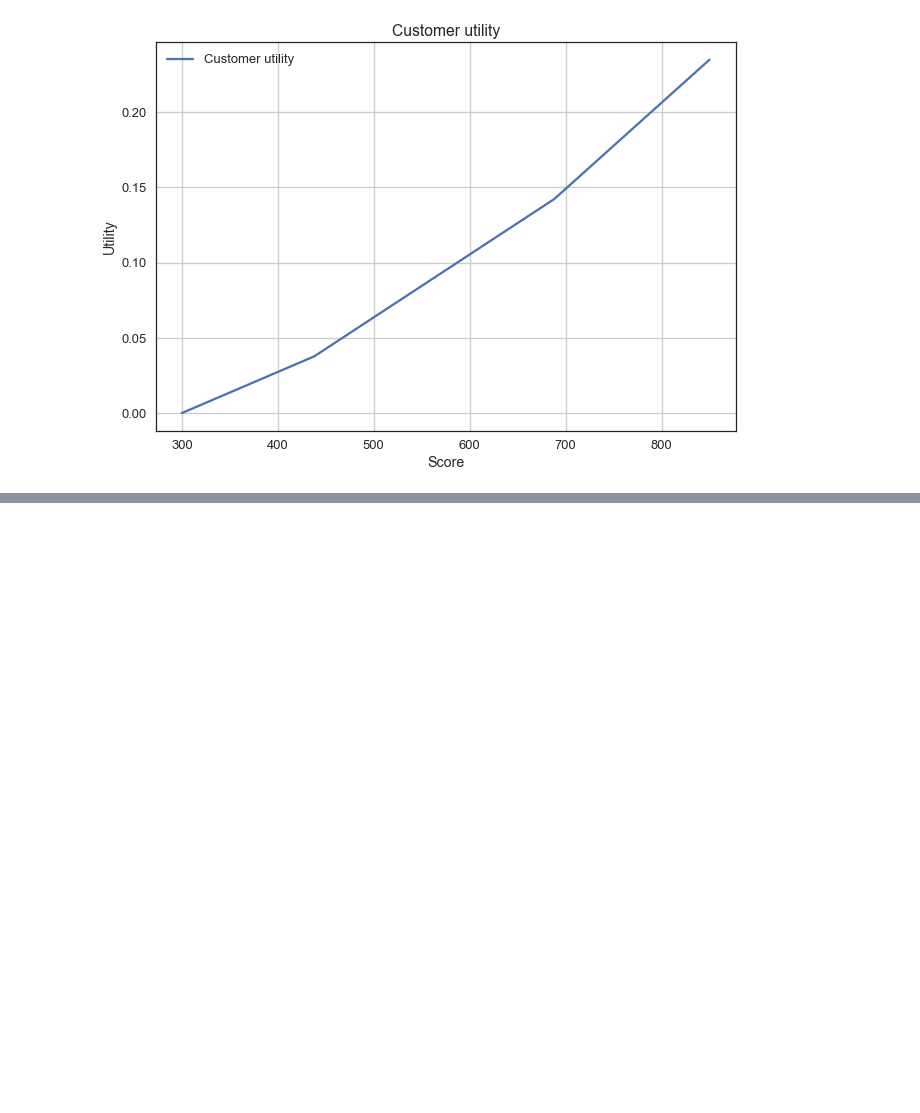
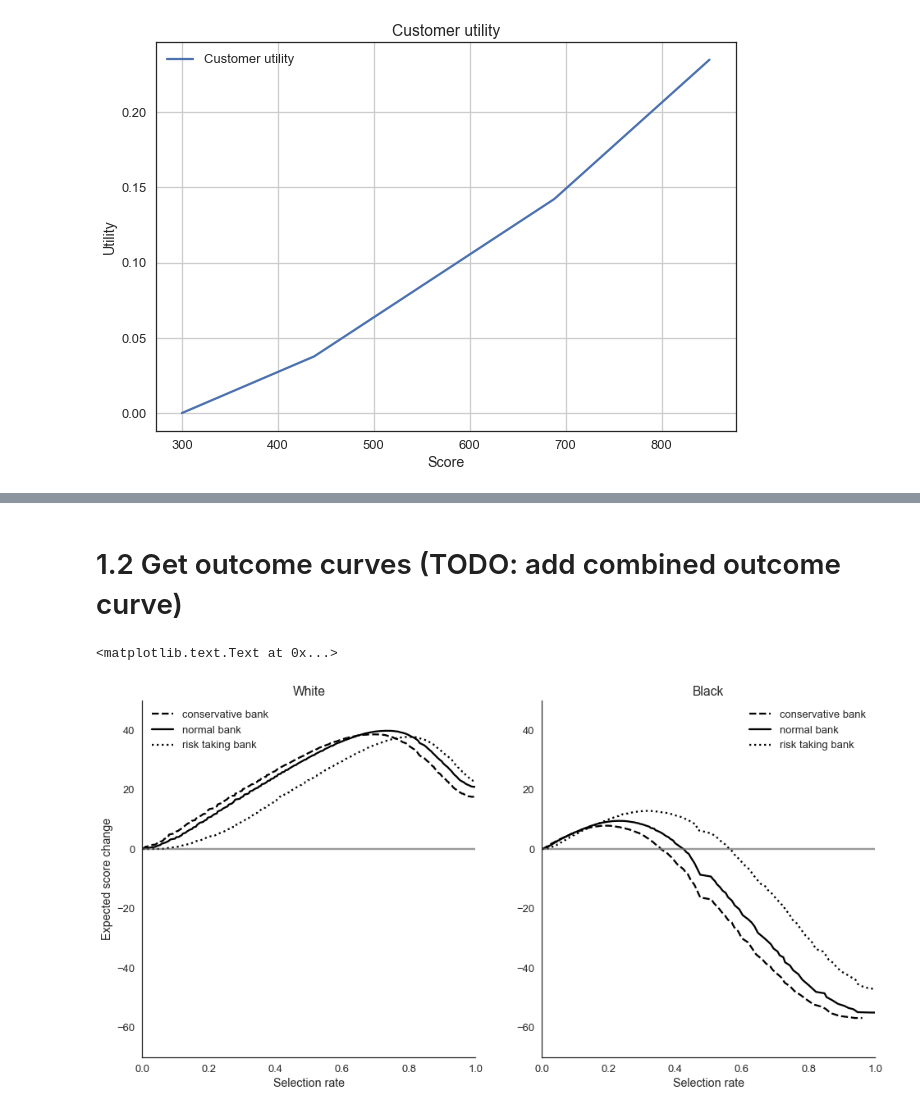
Before and after one commit to APMSSSR/Master_thesis, a Jupyter notebook: notebooks/Model1.ipynb, the cells around one changed output, grey strips where cells are left out. Saved outputs shown, nothing was run; the diff lists cells and outputs as text; code cells hidden in the pictures; blank space fills up the shorter version.

Commit message:
refactoring done, plotting all importatnt informations

```diff
--- a/notebooks/Model1.ipynb
+++ b/notebooks/Model1.ipynb
@@ -38,8 +36,9 @@ Populating the interactive namespace from numpy and matplotlib
 debug = False
 
 #general market setting
-N_banks = 3
 bank_names = ["conservative", "normal", "risk taking"]
+bank_line_style = ['--', '-',':']
+N_banks = len(bank_names)
 
 #score distribution shift
 score_shifts = [-20, 0, 40]
@@ -59,6 +58,7 @@ utility_default_2 = -10
 
 # considering several utility ratios to understand sensitivity of qualitative results
 util_repay = [[utility_default_1,utility_repaid_1], [utility_default_2,utility_repaid_2]]
+util_repay_selecter = 0
 
 score_change_repay = 75
 score_change_default = -150
@@ -66,8 +66,12 @@ score_change_default = -150
 impact = [score_change_default,score_change_repay]
 
 #policy colors, MU, DP, EO
-policy_color = ['green', 'blue', 'red']
+policy_names = ["Max. utility", "Dem. parity", "Equal opportunity" ]
+policy_colors = ['green', 'blue', 'red']
+N_policy = len(policy_names)
 
 #cdf groups
 group_names = ["White","Black"]
+group_colors = ['grey', 'black']
+N_groups = len(group_names)
 # %% [markdown]
@@ -123,6 +133,9 @@ customer_scores = sf.get_customers(ref_customers, customer_totals, score_shifts,
 
 #customer_cdfs.shape = XxYxZ, X=Groups, Y=Banks, Z= CDF for score range
 customer_cdfs = sf.get_customer_cdfs(customer_scores, scores_list)
+
+#customer_pis.shape = XxYxZ, X=Groups, Y=Banks, Z= distribution value for every score range
+customer_pis = sf.get_customer_pis(customer_cdfs)
 
 fig, ax = plt.subplots(1,2,figsize=(16,8));
 ax[0].plot(scores_list,customer_cdfs[0][0],'--',color="grey", label='white (conservative bank)')
@@ -261,0 +221,38 @@ NameError: name 'cdf_B1' is not defined
+# %% [markdown]
+# 1.2 Get outcome curves (TODO: add combined outcome curve)
+# %%
+# to get loan repay probabilities for a given score
+loan_repaid_probs = [lambda i: repays[group_names[0]][scores[scores.get_loc(i,method='nearest')]],
+                     lambda i: repays[group_names[1]][scores[scores.get_loc(i,method='nearest')]]]
+# get outcome curves
+customer_outcome_curves = []
+customer_rate_index = []
+for i in range(0,len(customer_pis)):
+    tmp_curves = []
+    tmp_rate_index = []
+    for j in range(0, len(customer_pis[i])):
+            tmp_curves.append(dlo.get_outcome_curve(loan_repaid_probs[i],customer_pis[i][j],scores,impact))
+            tmp_rate_index.append(list(reversed(1- customer_cdfs[i][j])))
+    customer_outcome_curves.append(tmp_curves)
+    customer_rate_index.append(tmp_rate_index)
+
+fig, ax = plt.subplots(1,2,figsize=(16,8));
+for i in range(0, len(customer_outcome_curves)):
+    ax[i].set_title(group_names[i])
+    for j in range(0, len(customer_outcome_curves[i])):
+        label = bank_names[j] +" bank"
+        ax[i].plot(customer_rate_index[i][j],customer_outcome_curves[i][j],color='black',LineStyle=bank_line_style[j], label= label)
+        ax[i].set_xlabel('Selection rate');
+        ax[i].set_ylim([-70,50])
+        ax[i].set_xlim([0,1])
+        ax[i].legend()
+        ax[i].spines['right'].set_visible(False)
+        ax[i].spines['top'].set_visible(False)
+        ax[i].axhline(0,LineStyle='-', color='grey',alpha=0.4)
+
+ax[0].set_ylabel('Expected score change')
+
+##TODO plot combined
+# %% [output]
+<matplotlib.text.Text at 0x...>
+[figure, added]
```
Also changed, not shown: parts of 10 cells of this notebook, 6 other files.
